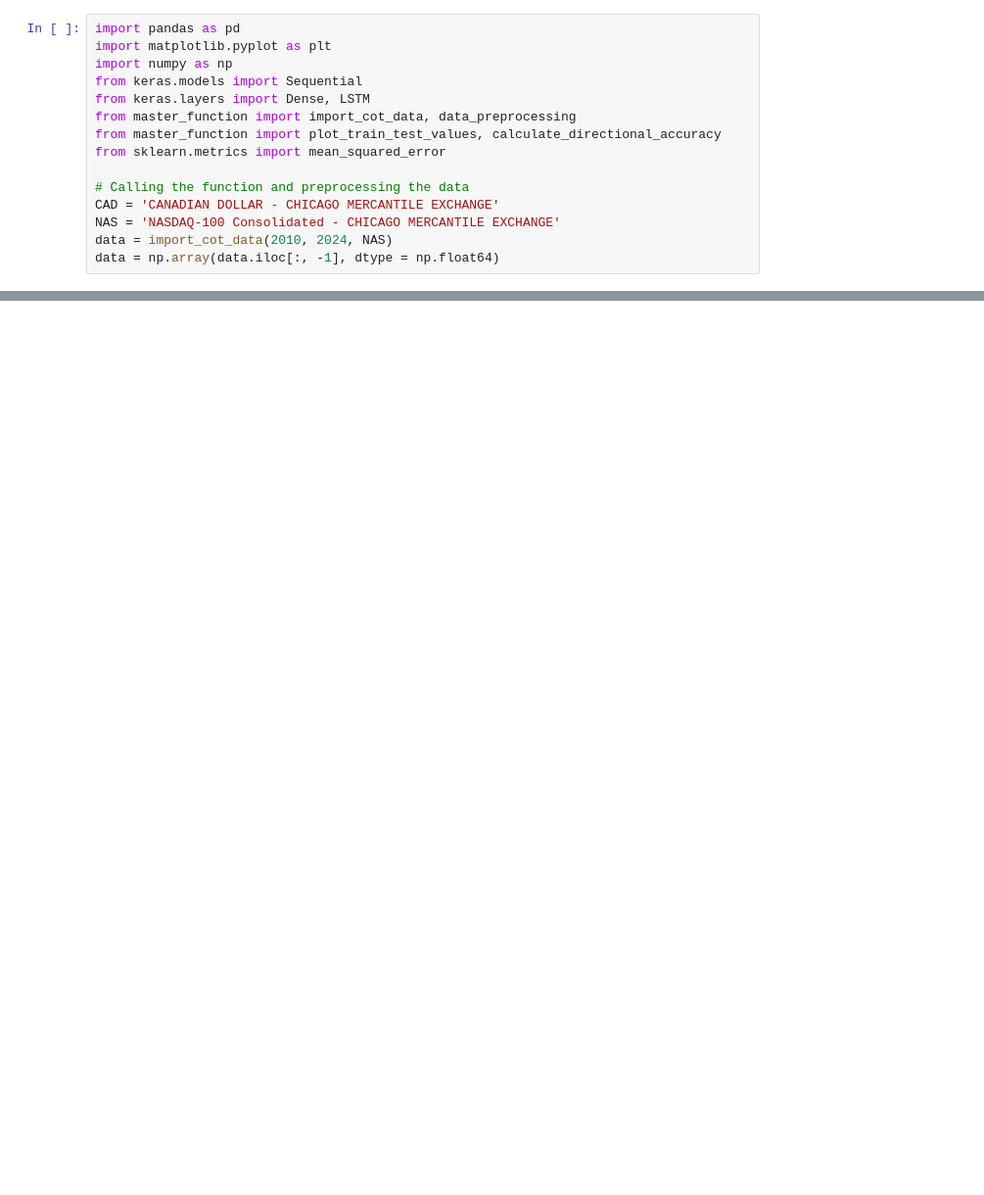
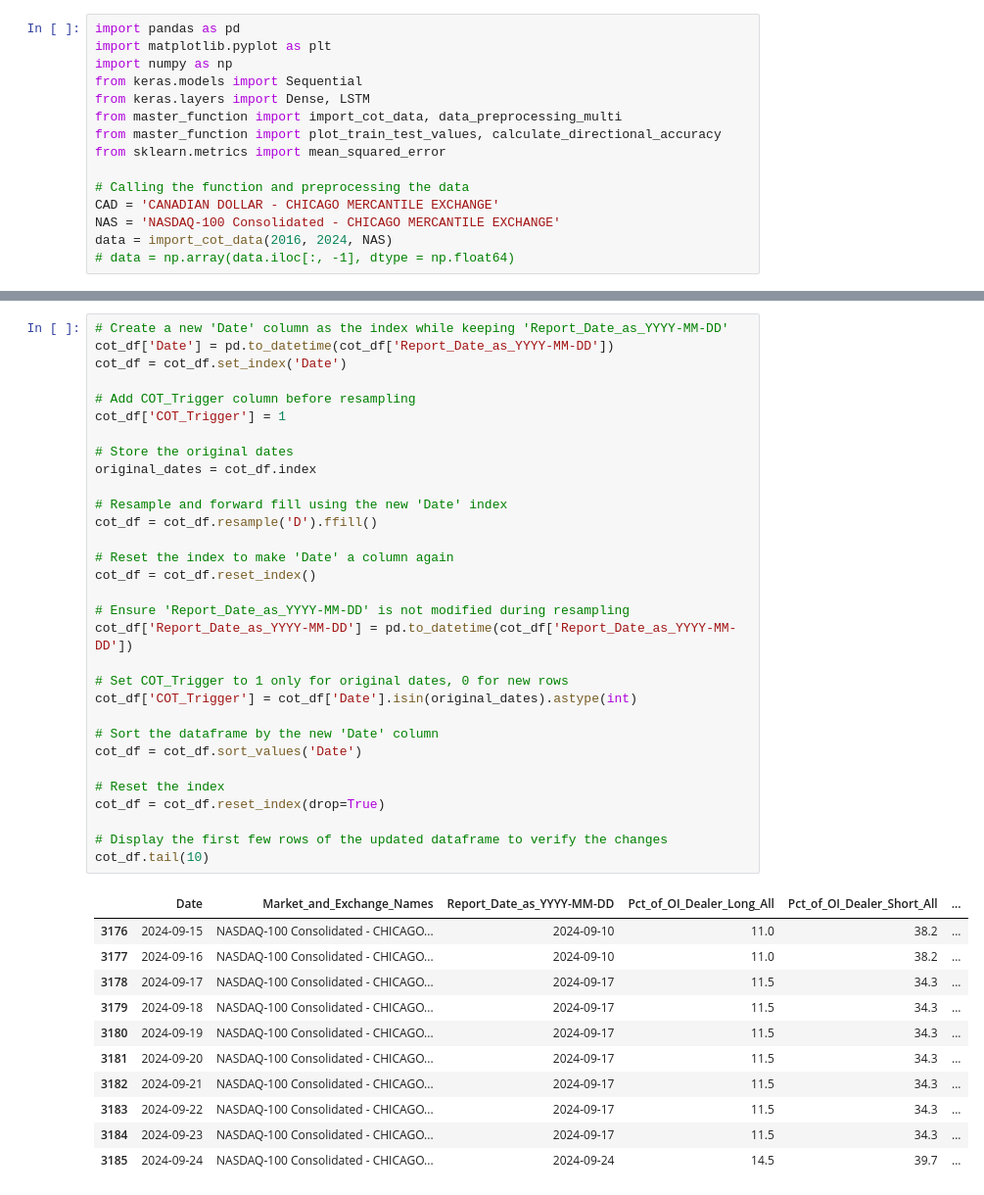
Before and after one commit to Slamwise/Trading-Strategies, a Jupyter notebook: lstm/COT-crypto_refined.ipynb, the cells around one changed output, grey strips where cells are left out. Shown: that part at 98% size. Cells and saved outputs as stored; diff of their text form; blank space fills up the shorter version.

```diff
--- a/lstm/COT-crypto_refined.ipynb
+++ b/lstm/COT-crypto_refined.ipynb
@@ -4,13 +4,13 @@ import matplotlib.pyplot as plt
 import numpy as np
 from keras.models import Sequential
 from keras.layers import Dense, LSTM
-from master_function import import_cot_data, data_preprocessing
+from master_function import import_cot_data, data_preprocessing_multi
 from master_function import plot_train_test_values, calculate_directional_accuracy
 from sklearn.metrics import mean_squared_error
 
 # Calling the function and preprocessing the data
 CAD = 'CANADIAN DOLLAR - CHICAGO MERCANTILE EXCHANGE'
 NAS = 'NASDAQ-100 Consolidated - CHICAGO MERCANTILE EXCHANGE'
-data = import_cot_data(2010, 2024, NAS)
-data = np.array(data.iloc[:, -1], dtype = np.float64)
+data = import_cot_data(2016, 2024, NAS)
+# data = np.array(data.iloc[:, -1], dtype = np.float64)
 # %% [output]
@@ -58,0 +161,43 @@ array([-4.040e+01, -4.610e+01, -5.120e+01, -4.860e+01, -5.360e+01,
+# %%
+# Create a new 'Date' column as the index while keeping 'Report_Date_as_YYYY-MM-DD'
+cot_df['Date'] = pd.to_datetime(cot_df['Report_Date_as_YYYY-MM-DD'])
+cot_df = cot_df.set_index('Date')
+
+# Add COT_Trigger column before resampling
+cot_df['COT_Trigger'] = 1
+
+# Store the original dates
+original_dates = cot_df.index
+
+# Resample and forward fill using the new 'Date' index
+cot_df = cot_df.resample('D').ffill()
+
+# Reset the index to make 'Date' a column again
+cot_df = cot_df.reset_index()
+
+# Ensure 'Report_Date_as_YYYY-MM-DD' is not modified during resampling
+cot_df['Report_Date_as_YYYY-MM-DD'] = pd.to_datetime(cot_df['Report_Date_as_YYYY-MM-DD'])
+
+# Set COT_Trigger to 1 only for original dates, 0 for new rows
+cot_df['COT_Trigger'] = cot_df['Date'].isin(original_dates).astype(int)
+
+# Sort the dataframe by the new 'Date' column
+cot_df = cot_df.sort_values('Date')
+
+# Reset the index
+cot_df = cot_df.reset_index(drop=True)
+
+# Display the first few rows of the updated dataframe to verify the changes
+cot_df.tail(10)
+# %% [output]
+|  | Date | Market_and_Exchange_Names | Report_Date_as_YYYY-MM-DD | Pct_of_OI_Dealer_Long_All | Pct_of_OI_Dealer_Short_All | ... |
+| 3176 | 2024-09-15 | NASDAQ-100 Consolidated - CHICAGO... | 2024-09-10 | 11.0 | 38.2 | ... |
+| 3177 | 2024-09-16 | NASDAQ-100 Consolidated - CHICAGO... | 2024-09-10 | 11.0 | 38.2 | ... |
+| 3178 | 2024-09-17 | NASDAQ-100 Consolidated - CHICAGO... | 2024-09-17 | 11.5 | 34.3 | ... |
+| 3179 | 2024-09-18 | NASDAQ-100 Consolidated - CHICAGO... | 2024-09-17 | 11.5 | 34.3 | ... |
+| 3180 | 2024-09-19 | NASDAQ-100 Consolidated - CHICAGO... | 2024-09-17 | 11.5 | 34.3 | ... |
+| 3181 | 2024-09-20 | NASDAQ-100 Consolidated - CHICAGO... | 2024-09-17 | 11.5 | 34.3 | ... |
+| 3182 | 2024-09-21 | NASDAQ-100 Consolidated - CHICAGO... | 2024-09-17 | 11.5 | 34.3 | ... |
+| 3183 | 2024-09-22 | NASDAQ-100 Consolidated - CHICAGO... | 2024-09-17 | 11.5 | 34.3 | ... |
+| 3184 | 2024-09-23 | NASDAQ-100 Consolidated - CHICAGO... | 2024-09-17 | 11.5 | 34.3 | ... |
+| 3185 | 2024-09-24 | NASDAQ-100 Consolidated - CHICAGO... | 2024-09-24 | 14.5 | 39.7 | ... |
```
Also changed, not shown: parts of 11 cells of this notebook, 2 other files.
